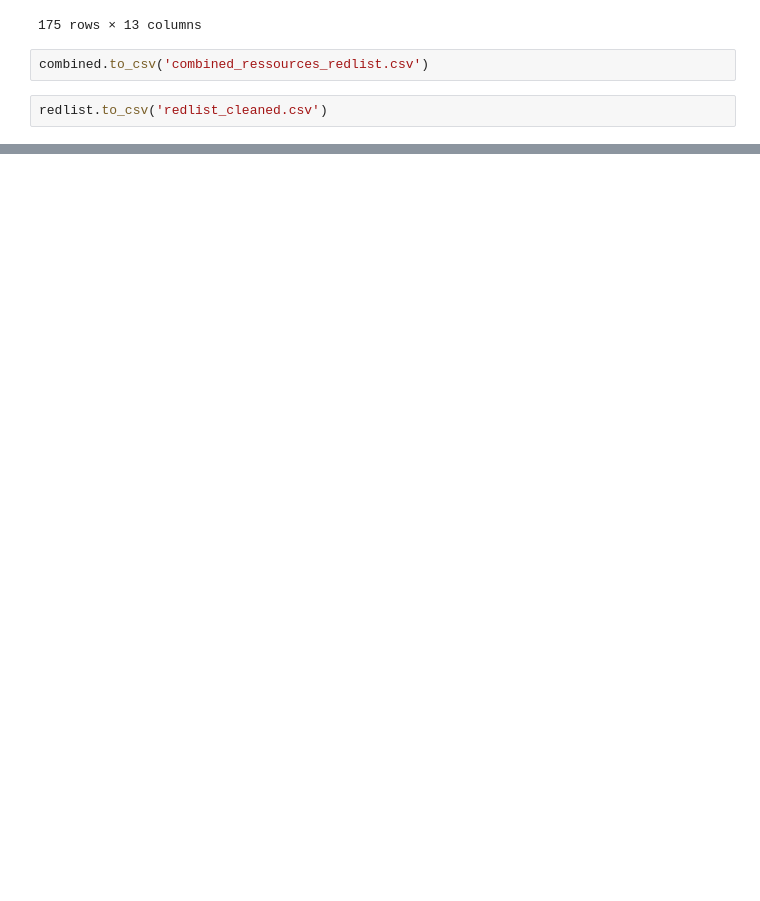
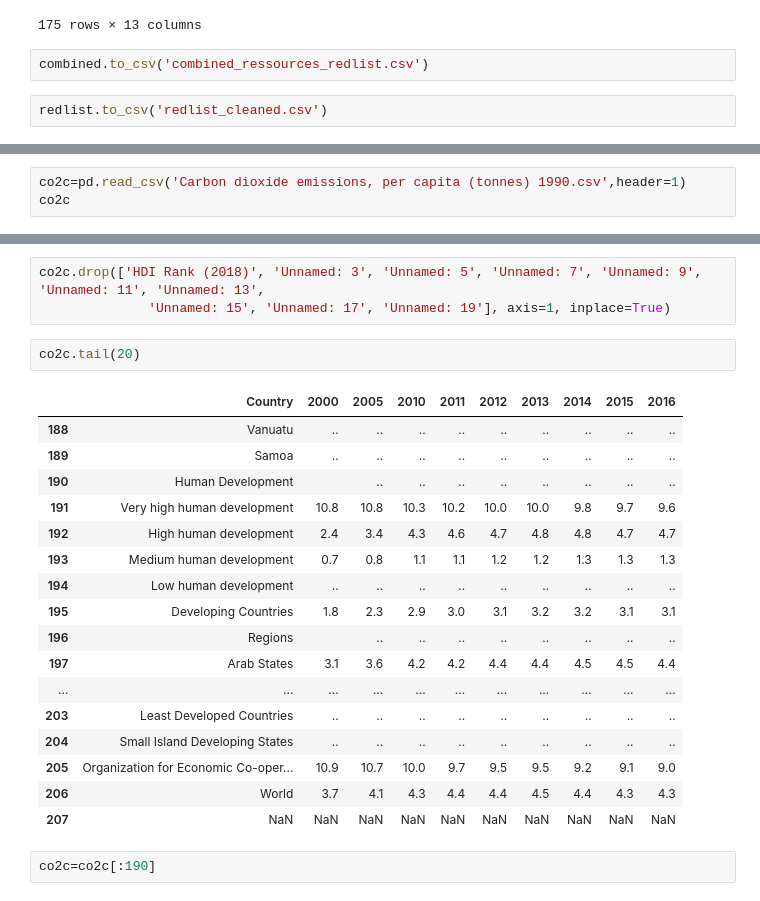
Before and after one commit to mattcoget/Project-HDI, a Jupyter notebook: Natural ressources depletion.ipynb, the cells around one changed output, grey strips where cells are left out. Saved outputs shown, nothing was run; the diff lists cells and outputs as text; blank space fills up the shorter version.

```diff
--- a/Natural ressources depletion.ipynb
+++ b/Natural ressources depletion.ipynb
@@ -435,0 +687,3 @@ redlist.to_csv('redlist_cleaned.csv')
+# %%
+co2c=pd.read_csv('Carbon dioxide emissions, per capita (tonnes) 1990.csv',header=1)
+co2c
@@ -435,0 +704,25 @@ redlist.to_csv('redlist_cleaned.csv')
+# %%
+co2c.drop(['HDI Rank (2018)', 'Unnamed: 3', 'Unnamed: 5', 'Unnamed: 7', 'Unnamed: 9', 'Unnamed: 11', 'Unnamed: 13',
+              'Unnamed: 15', 'Unnamed: 17', 'Unnamed: 19'], axis=1, inplace=True)
+# %%
+co2c.tail(20)
+# %% [output]
+|  | Country | 2000 | 2005 | 2010 | 2011 | 2012 | 2013 | 2014 | 2015 | 2016 |
+| 188 | Vanuatu | .. | .. | .. | .. | .. | .. | .. | .. | .. |
+| 189 | Samoa | .. | .. | .. | .. | .. | .. | .. | .. | .. |
+| 190 | Human Development |  | .. | .. | .. | .. | .. | .. | .. | .. |
+| 191 | Very high human development | 10.8 | 10.8 | 10.3 | 10.2 | 10.0 | 10.0 | 9.8 | 9.7 | 9.6 |
+| 192 | High human development | 2.4 | 3.4 | 4.3 | 4.6 | 4.7 | 4.8 | 4.8 | 4.7 | 4.7 |
+| 193 | Medium human development | 0.7 | 0.8 | 1.1 | 1.1 | 1.2 | 1.2 | 1.3 | 1.3 | 1.3 |
+| 194 | Low human development | .. | .. | .. | .. | .. | .. | .. | .. | .. |
+| 195 | Developing Countries | 1.8 | 2.3 | 2.9 | 3.0 | 3.1 | 3.2 | 3.2 | 3.1 | 3.1 |
+| 196 | Regions |  | .. | .. | .. | .. | .. | .. | .. | .. |
+| 197 | Arab States | 3.1 | 3.6 | 4.2 | 4.2 | 4.4 | 4.4 | 4.5 | 4.5 | 4.4 |
+| ... | ... | ... | ... | ... | ... | ... | ... | ... | ... | ... |
+| 203 | Least Developed Countries | .. | .. | .. | .. | .. | .. | .. | .. | .. |
+| 204 | Small Island Developing States | .. | .. | .. | .. | .. | .. | .. | .. | .. |
+| 205 | Organization for Economic Co-oper... | 10.9 | 10.7 | 10.0 | 9.7 | 9.5 | 9.5 | 9.2 | 9.1 | 9.0 |
+| 206 | World | 3.7 | 4.1 | 4.3 | 4.4 | 4.4 | 4.5 | 4.4 | 4.3 | 4.3 |
+| 207 | NaN | NaN | NaN | NaN | NaN | NaN | NaN | NaN | NaN | NaN |
+# %%
+co2c=co2c[:190]
```
Also changed, not shown: parts of 145 cells of this notebook, 22 other files.
